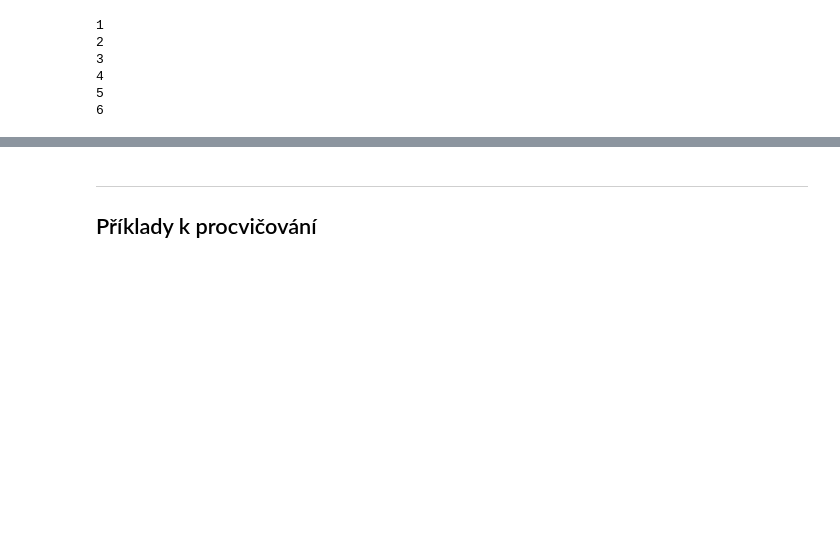
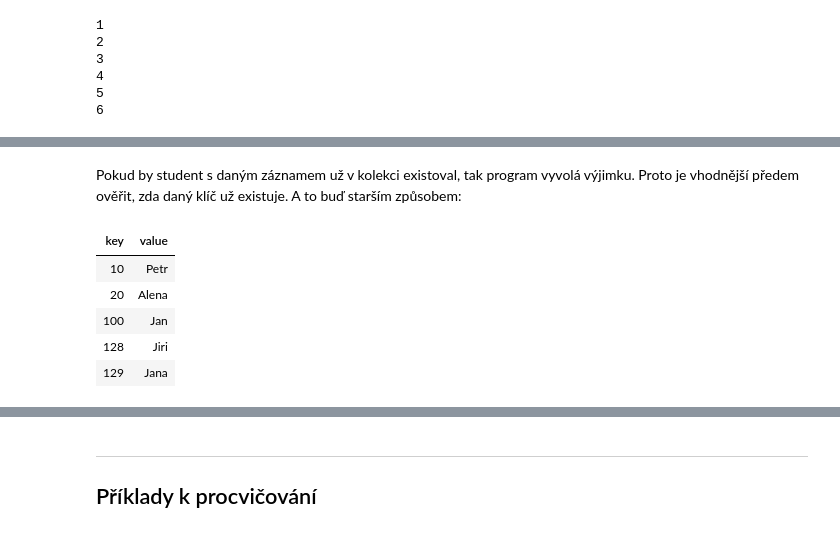
Before and after one commit to ekral/FAI, a Jupyter notebook: PA/05_pole_kolekce/05_notebook_pole.ipynb, the cells around one changed output, grey strips where cells are left out. Saved outputs shown, nothing was run; the diff lists cells and outputs as text; code cells hidden in the pictures; blank space fills up the shorter version.

```diff
--- a/PA/05_pole_kolekce/05_notebook_pole.ipynb
+++ b/PA/05_pole_kolekce/05_notebook_pole.ipynb
@@ -199,0 +268,16 @@ for (int i = 0; i < pocetPrvku; i++)
+# %% [markdown]
+Pokud by student s daným záznamem už v kolekci existoval, tak program vyvolá výjimku. Proto je vhodnější předem ověřit, zda daný klíč už existuje. A to buď starším způsobem:
+# %%
+if (!studenti.ContainsKey(129))
+{
+    studenti.Add(129, "Jana");
+}
+
+studenti
+# %% [output]
+| key | value |
+| 10 | Petr |
+| 20 | Alena |
+| 100 | Jan |
+| 128 | Jiri |
+| 129 | Jana |
```
Also changed, not shown: parts of 20 cells of this notebook.
